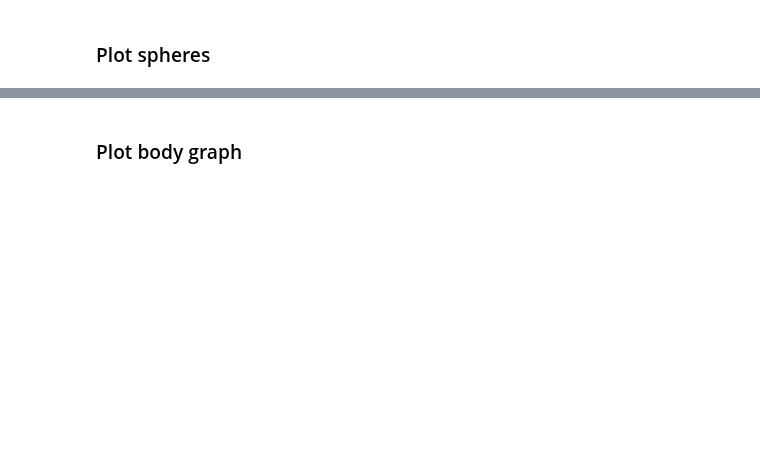
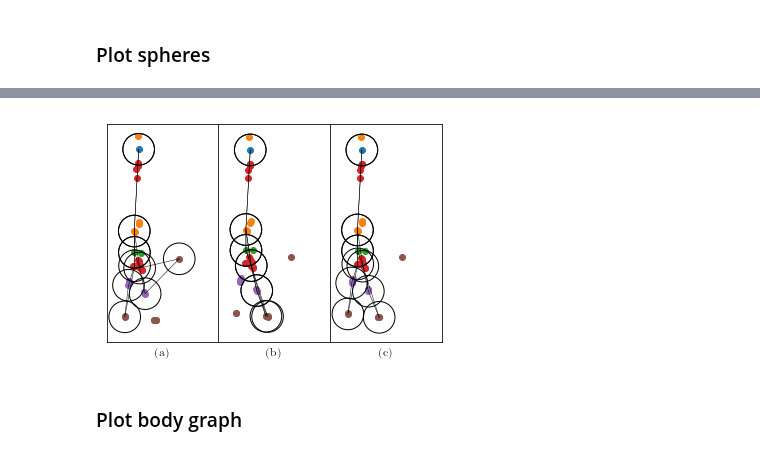
Before and after one commit to ajhynes7/side-view-depth-gait, a Jupyter notebook: notebooks/create_figures.ipynb, the cells around one changed output, grey strips where cells are left out. Cells and saved outputs as stored; diff of their text form; code cells hidden in the pictures; blank space fills up the shorter version.

```diff
--- a/notebooks/create_figures.ipynb
+++ b/notebooks/create_figures.ipynb
@@ -120,3 +105,60 @@ plt.show()
+# %%
+def plot_spheres(path_matrix):
+
+    pl.scatter_labels(population, labels)
+
+    for path in path_matrix:
+        pl.scatter2(population[path, :], s=1e3, facecolors='none', edgecolors='k')
+
+
+def plot_links(label_adj_list, path_matrix):
+
+    for path in path_matrix:
+        for u in label_adj_list:
+            for v in label_adj_list[u]:
+                a, b = path[u], path[v]
+                point_a, point_b = population[a], population[b]
+                pl.connect_points(point_a, point_b, c='k', linewidth=0.5)
+
+
+fig = plt.figure()
+
+ax1 = plt.subplot(1, 3, 1)
+path_matrix_1 = path_matrix[[-1, 2], :]
+plot_spheres(path_matrix_1)
+plot_links(label_adj_list, path_matrix_1)
+
+ax2 = plt.subplot(1, 3, 2)
+path_matrix_2 = path_matrix[[1, 3], :]
+plot_spheres(path_matrix_2)
+plot_links(label_adj_list, path_matrix_2)
+
+ax3 = plt.subplot(1, 3, 3)
+path_matrix_3 = path_matrix[[1, 2], :]
+plot_spheres(path_matrix_3)
+plot_links(label_adj_list, path_matrix_3)
+
+ax1.set_xlabel('(a)')
+ax2.set_xlabel('(b)')
+ax3.set_xlabel('(c)')
+
+ax1.tick_params(axis='x', which='both', bottom=False, labelbottom=False)
+ax2.tick_params(axis='x', which='both', bottom=False, labelbottom=False)
+ax3.tick_params(axis='x', which='both', bottom=False, labelbottom=False)
+
+ax1.tick_params(axis='y', which='both', left=False, labelleft=False)
+ax2.tick_params(axis='y', which='both', left=False, labelleft=False)
+ax3.tick_params(axis='y', which='both', left=False, labelleft=False)
+
+ax1.set_xlim([-150, 50])
+ax2.set_xlim([-150, 50])
+ax3.set_xlim([-150, 50])
+
+plt.subplots_adjust(wspace=0, hspace=0)
+
+plt.show()
+# %% [output]
+[figure, added]
 # %% [markdown]
 ### Plot body graph
 # %%
```
Also changed, not shown: parts of 4 cells of this notebook.
